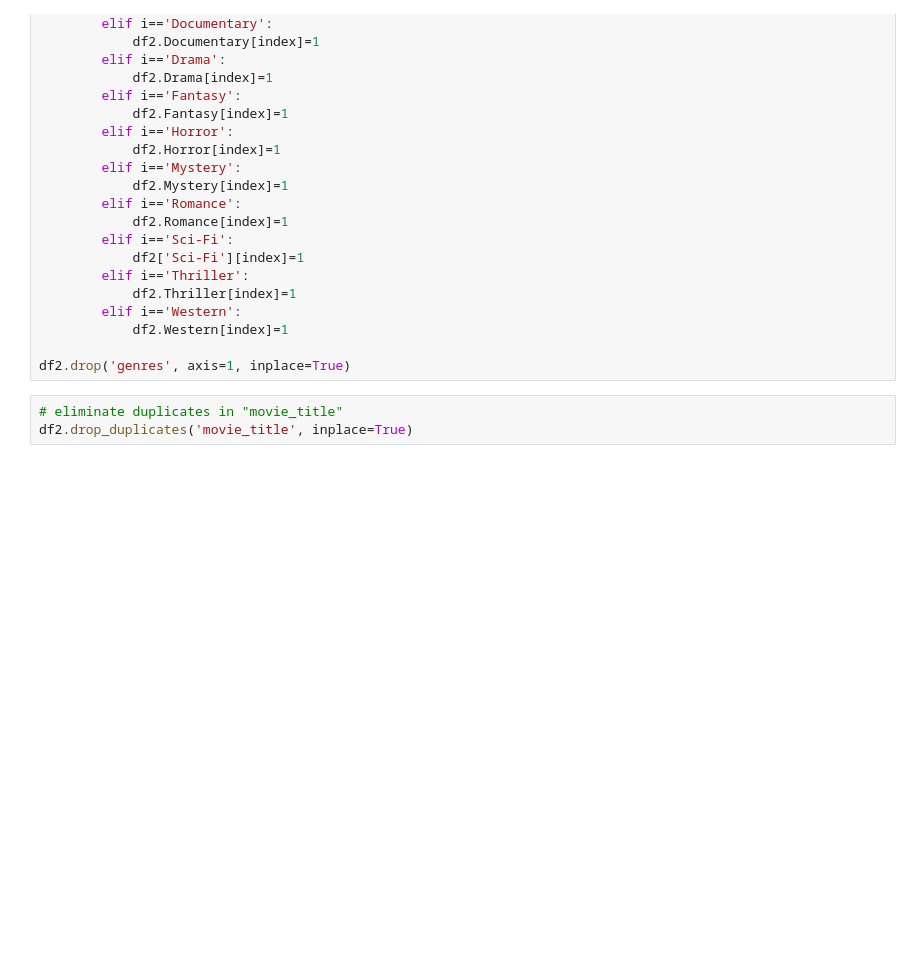
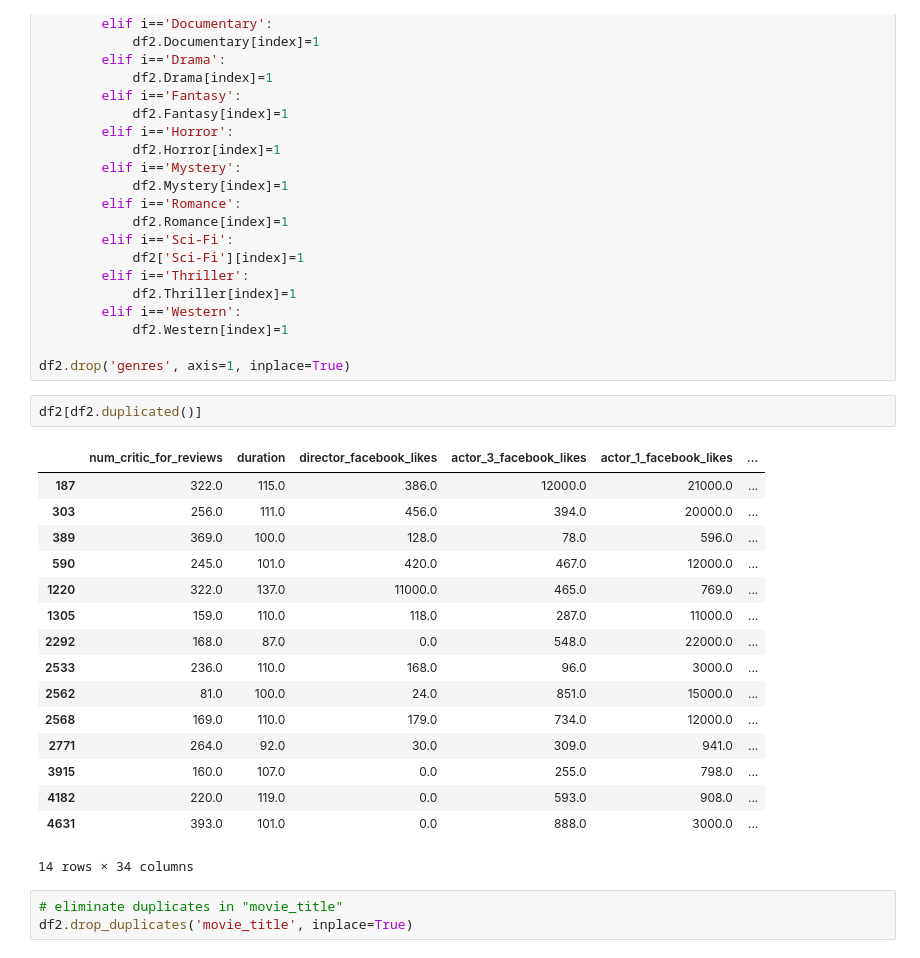
Before and after one commit to thomsu/Box_Office_Success, a Jupyter notebook: Box Office Success Classification.ipynb, the cells around one changed output. Drawn from its saved outputs; the diff is of its cells as text; blank space fills up the shorter version.

```diff
--- a/Box Office Success Classification.ipynb
+++ b/Box Office Success Classification.ipynb
@@ -192,6 +191,25 @@ for index, entry in enumerate(df2.genres):
             df2.Western[index]=1
 
 df2.drop('genres', axis=1, inplace=True)
+# %%
+df2[df2.duplicated()]
+# %% [output]
+|  | num_critic_for_reviews | duration | director_facebook_likes | actor_3_facebook_likes | actor_1_facebook_likes | ... |
+| 187 | 322.0 | 115.0 | 386.0 | 12000.0 | 21000.0 | ... |
+| 303 | 256.0 | 111.0 | 456.0 | 394.0 | 20000.0 | ... |
+| 389 | 369.0 | 100.0 | 128.0 | 78.0 | 596.0 | ... |
+| 590 | 245.0 | 101.0 | 420.0 | 467.0 | 12000.0 | ... |
+| 1220 | 322.0 | 137.0 | 11000.0 | 465.0 | 769.0 | ... |
+| 1305 | 159.0 | 110.0 | 118.0 | 287.0 | 11000.0 | ... |
+| 2292 | 168.0 | 87.0 | 0.0 | 548.0 | 22000.0 | ... |
+| 2533 | 236.0 | 110.0 | 168.0 | 96.0 | 3000.0 | ... |
+| 2562 | 81.0 | 100.0 | 24.0 | 851.0 | 15000.0 | ... |
+| 2568 | 169.0 | 110.0 | 179.0 | 734.0 | 12000.0 | ... |
+| 2771 | 264.0 | 92.0 | 30.0 | 309.0 | 941.0 | ... |
+| 3915 | 160.0 | 107.0 | 0.0 | 255.0 | 798.0 | ... |
+| 4182 | 220.0 | 119.0 | 0.0 | 593.0 | 908.0 | ... |
+| 4631 | 393.0 | 101.0 | 0.0 | 888.0 | 3000.0 | ... |
+14 rows × 34 columns
 # %%
 # eliminate duplicates in "movie_title"
 df2.drop_duplicates('movie_title', inplace=True)
```
Also changed, not shown: parts of 17 cells of this notebook.
